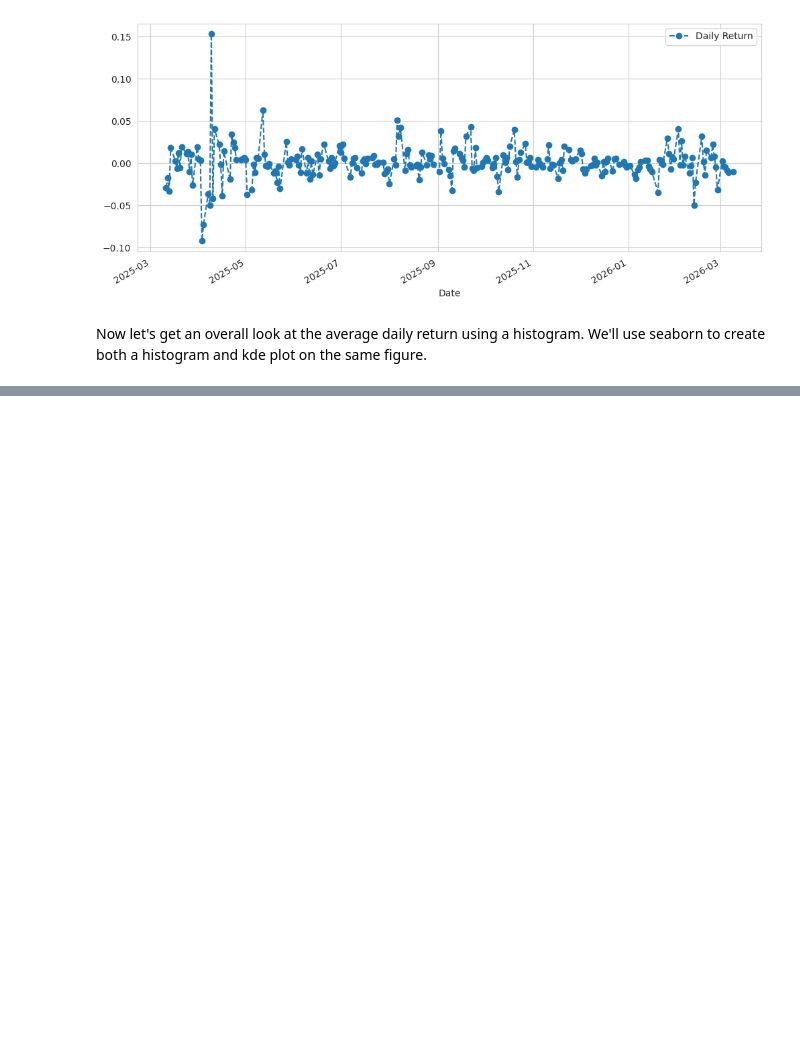
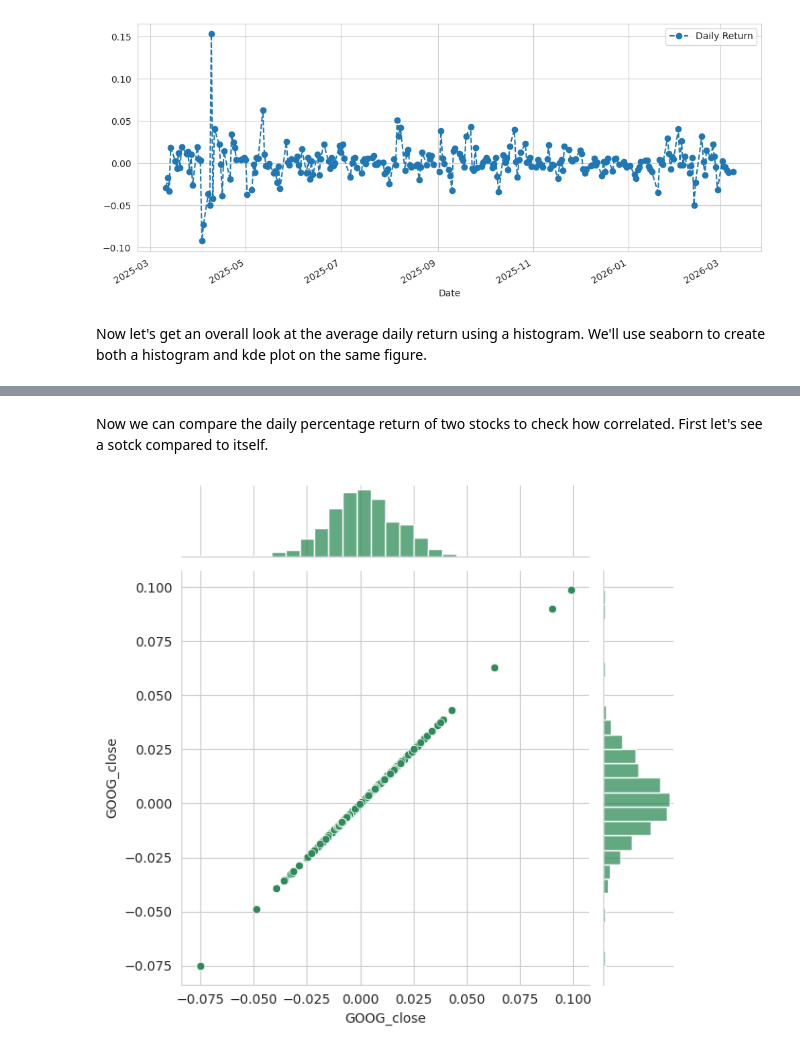
Before and after one commit to SaiShashankG/stock_market_risk_analysis_project, a Jupyter notebook: stock_analysis.ipynb, the cells around one changed output, grey strips where cells are left out. Saved outputs shown, nothing was run; the diff lists cells and outputs as text; code cells hidden in the pictures; blank space fills up the shorter version.

```diff
--- a/stock_analysis.ipynb
+++ b/stock_analysis.ipynb
@@ -182,0 +191,16 @@ Now let's get an overall look at the average daily return using a histogram. We'
+# %%
+# Method 1: Flatten the columns first
+close1 = pd.DataFrame(AAPL['Close'].copy())
+close1.columns = ['AAPL_close']  # Directly set the column name
+
+close2 = pd.DataFrame(GOOG['Close'].copy())
+close2.columns = ['GOOG_close']
+
+close3 = pd.DataFrame(MSFT['Close'].copy())
+close3.columns = ['MSFT_close']
+
+close4 = pd.DataFrame(AMZN['Close'].copy())
+close4.columns = ['AMZN_close']
+
+closing_df = pd.concat([close1, close2, close3, close4], axis=1)
+closing_df.head()
@@ -182,0 +227,3 @@ Now let's get an overall look at the average daily return using a histogram. We'
+# %%
+# Make a new tech returns DataFrame
+tech_returns = closing_df.pct_change() ##pct_change=percentage change from previous day
@@ -182,0 +240,10 @@ Now let's get an overall look at the average daily return using a histogram. We'
+# %% [markdown]
+Now we can compare the daily percentage return of two stocks to check how correlated. First let's see a sotck compared to itself.
+# %%
+# Comparing Google to itself should show a perfectly linear relationship
+sns.jointplot(x='GOOG_close',y='GOOG_close',
+              data=tech_returns,
+              kind='scatter',color='seagreen')
+plt.show()
+# %% [output]
+[figure, added]
```
Also changed, not shown: parts of 39 cells of this notebook, 1 other file.
